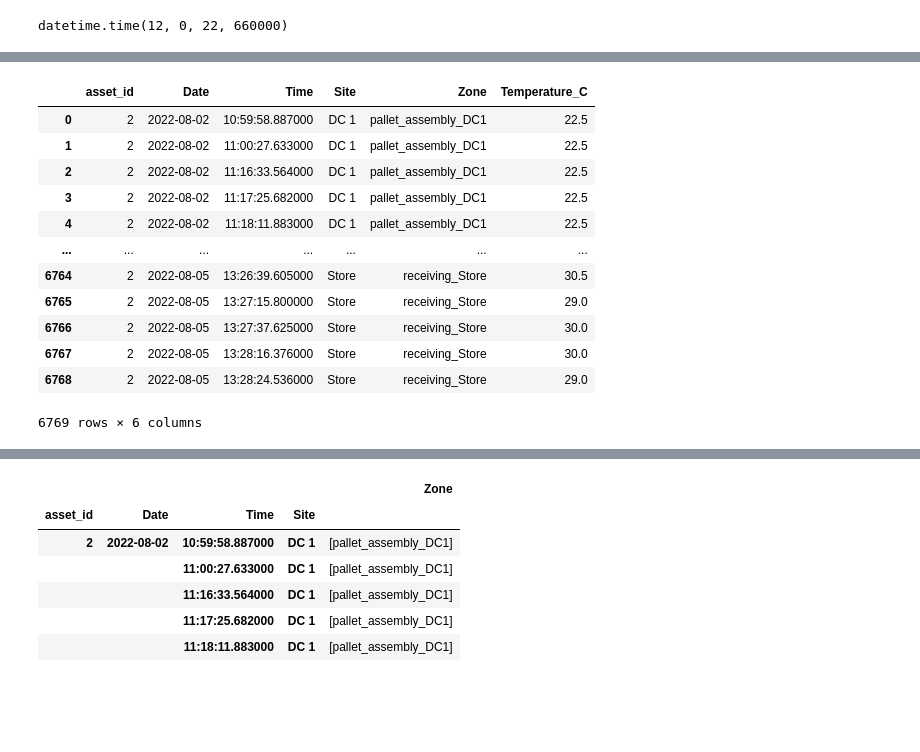
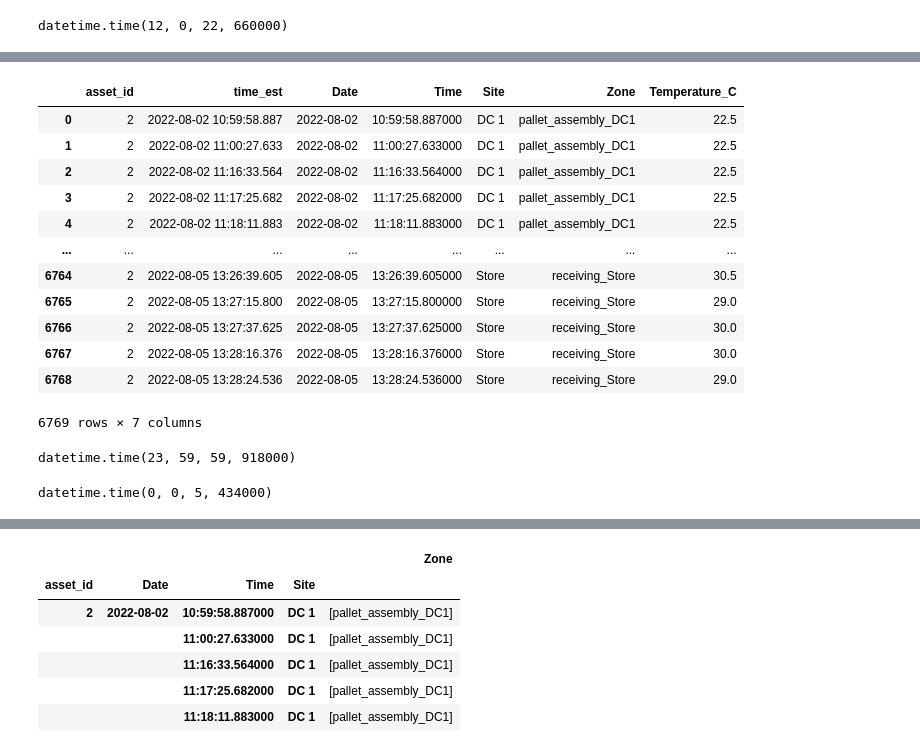
Before and after one commit to giocarro/Data_Science_Gio, a Jupyter notebook: Tareas/Data_Analyst_Assignment.ipynb, the cells around one changed output, grey strips where cells are left out. Cells and saved outputs as stored; diff of their text form; code cells hidden in the pictures; blank space fills up the shorter version.

Commit message:
Tested max and min functions for date objects

```diff
--- a/Tareas/Data_Analyst_Assignment.ipynb
+++ b/Tareas/Data_Analyst_Assignment.ipynb
@@ -230,7 +230,7 @@ df['asset_id'].unique()
 array([  2,  37,  52,  58,  59,  62,  70,  84, 102, 145, 149, 159, 167,
        170, 181, 182, 200, 205])
 # %%
-df['Fecha'] = pd.to_datetime(df['time_est']).dt.date
+df['Date'] = pd.to_datetime(df['time_est']).dt.date
 df.head()
 # %% [output]
 |  | asset_type | asset_id | tag_id | Site | Zone | device_id | time_est | lat | lng | Temperature_C | ... |
@@ -239,5 +239,3 @@ df.head()
 | 2 | tote | 2 | (01)00850027865010(21)0082T0219 | DC 1 | dock_doors_DC1 | 7F9A8353E973 | 2022-08-02 12:01:11.234 | 47.79158 | -65.68902 | 23.0 | ... |
 | 3 | tote | 2 | (01)00850027865010(21)0082T0219 | DC 1 | dock_doors_DC1 | 3D8B2BDB8673 | 2022-08-02 13:47:58.172 | 47.79158 | -65.68902 | 23.5 | ... |
 | 4 | tote | 2 | (01)00850027865010(21)0082T0670 | DC 1 | dock_doors_DC1 | 7F9A8353E973 | 2022-08-02 11:58:55.049 | 47.79158 | -65.68902 | 23.0 | ... |
-# %%
-df = df.rename(columns = {'Fecha' : 'Date'})
@@ -282,6 +271,6 @@ datetime.time(12, 0, 22, 660000)
 # %%
 #Subdataframe filtered by asset_id
 #df.groupby(['asset_id','Date','Time','Site','Zone'], as_index=False ).Temperature_C.mean()
-df_1 = pd.DataFrame(df.groupby(['asset_id','Date','Time','Site','Zone'], as_index=False ).Temperature_C.mean())
-df_1.head()
+df_0 = pd.DataFrame(df.groupby(['asset_id','time_est','Date','Time','Site','Zone'], as_index=False ).Temperature_C.mean())
+df_0.head()
 # %% [output]
@@ -298,19 +291,27 @@ Index(['asset_id', 'Date', 'Time', 'Site', 'Zone', 'Temperature_C'], dtype='obje
 # %%
-df_1[df_1['asset_id'] == 2]
+df_0[df_0['asset_id'] == 2]
 # %% [output]
-|  | asset_id | Date | Time | Site | Zone | Temperature_C |
-| 0 | 2 | 2022-08-02 | 10:59:58.887000 | DC 1 | pallet_assembly_DC1 | 22.5 |
-| 1 | 2 | 2022-08-02 | 11:00:27.633000 | DC 1 | pallet_assembly_DC1 | 22.5 |
-| 2 | 2 | 2022-08-02 | 11:16:33.564000 | DC 1 | pallet_assembly_DC1 | 22.5 |
-| 3 | 2 | 2022-08-02 | 11:17:25.682000 | DC 1 | pallet_assembly_DC1 | 22.5 |
-| 4 | 2 | 2022-08-02 | 11:18:11.883000 | DC 1 | pallet_assembly_DC1 | 22.5 |
-| ... | ... | ... | ... | ... | ... | ... |
-| 6764 | 2 | 2022-08-05 | 13:26:39.605000 | Store | receiving_Store | 30.5 |
-| 6765 | 2 | 2022-08-05 | 13:27:15.800000 | Store | receiving_Store | 29.0 |
-| 6766 | 2 | 2022-08-05 | 13:27:37.625000 | Store | receiving_Store | 30.0 |
-| 6767 | 2 | 2022-08-05 | 13:28:16.376000 | Store | receiving_Store | 30.0 |
-| 6768 | 2 | 2022-08-05 | 13:28:24.536000 | Store | receiving_Store | 29.0 |
+|  | asset_id | time_est | Date | Time | Site | Zone | Temperature_C |
+| 0 | 2 | 2022-08-02 10:59:58.887 | 2022-08-02 | 10:59:58.887000 | DC 1 | pallet_assembly_DC1 | 22.5 |
+| 1 | 2 | 2022-08-02 11:00:27.633 | 2022-08-02 | 11:00:27.633000 | DC 1 | pallet_assembly_DC1 | 22.5 |
+| 2 | 2 | 2022-08-02 11:16:33.564 | 2022-08-02 | 11:16:33.564000 | DC 1 | pallet_assembly_DC1 | 22.5 |
+| 3 | 2 | 2022-08-02 11:17:25.682 | 2022-08-02 | 11:17:25.682000 | DC 1 | pallet_assembly_DC1 | 22.5 |
+| 4 | 2 | 2022-08-02 11:18:11.883 | 2022-08-02 | 11:18:11.883000 | DC 1 | pallet_assembly_DC1 | 22.5 |
+| ... | ... | ... | ... | ... | ... | ... | ... |
+| 6764 | 2 | 2022-08-05 13:26:39.605 | 2022-08-05 | 13:26:39.605000 | Store | receiving_Store | 30.5 |
+| 6765 | 2 | 2022-08-05 13:27:15.800 | 2022-08-05 | 13:27:15.800000 | Store | receiving_Store | 29.0 |
+| 6766 | 2 | 2022-08-05 13:27:37.625 | 2022-08-05 | 13:27:37.625000 | Store | receiving_Store | 30.0 |
+| 6767 | 2 | 2022-08-05 13:28:16.376 | 2022-08-05 | 13:28:16.376000 | Store | receiving_Store | 30.0 |
+| 6768 | 2 | 2022-08-05 13:28:24.536 | 2022-08-05 | 13:28:24.536000 | Store | receiving_Store | 29.0 |
-6769 rows × 6 columns
+6769 rows × 7 columns
+# %%
+df_1['Time'].max()
+# %% [output]
+datetime.time(23, 59, 59, 918000)
+# %%
+df_1['Time'].min()
+# %% [output]
+datetime.time(0, 0, 5, 434000)
 # %%
 df_3 = pd.DataFrame(df.groupby(['asset_id','Date','Time','Zone']).agg(['min', 'max']))
 # %%
```
Also changed, not shown: parts of 6 cells of this notebook.
